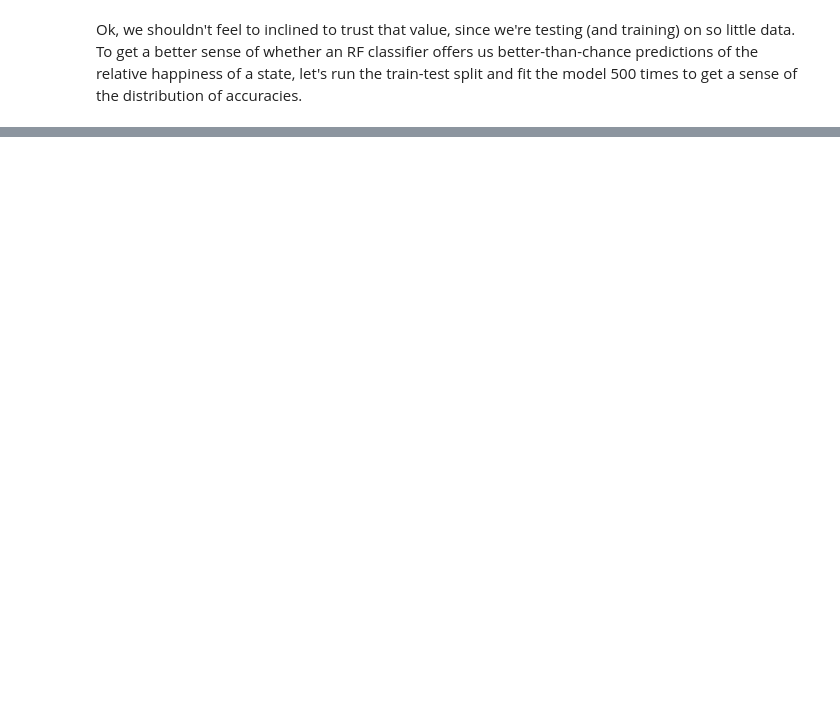
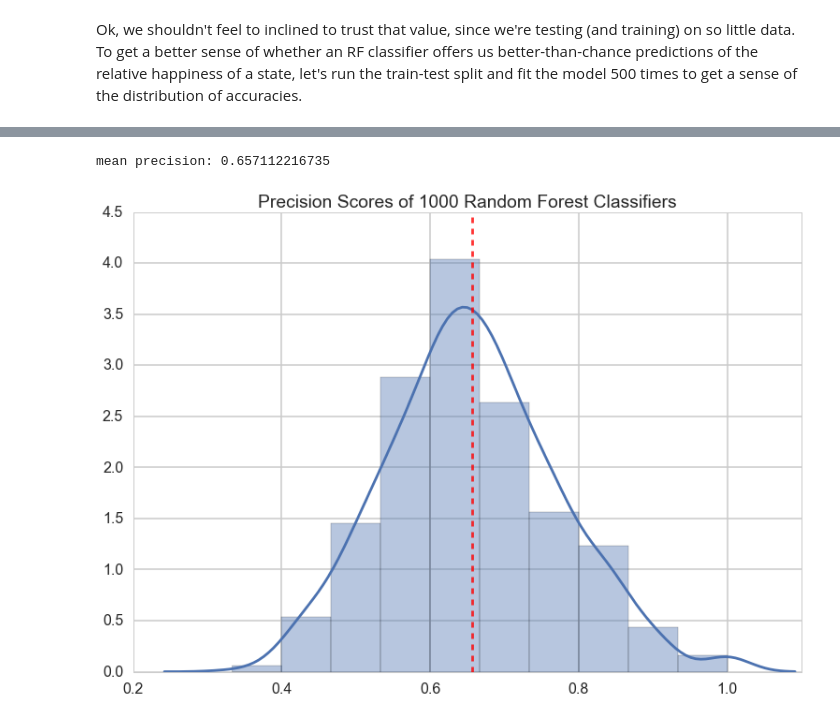
Before and after one commit to qiz304/project, a Jupyter notebook: Sentiment_Analysis_w_Classifiers.ipynb, the cells around one changed output, grey strips where cells are left out. Cells and saved outputs as stored; diff of their text form; code cells hidden in the pictures; blank space fills up the shorter version.

```diff
--- a/Sentiment_Analysis_w_Classifiers.ipynb
+++ b/Sentiment_Analysis_w_Classifiers.ipynb
@@ -693,0 +702,11 @@ Our distribution of accuracies is approximately normal, with a very wide range (
+# %%
+pbar = np.mean(prec_scores)
+
+ax = sns.distplot(prec_scores, bins=10)
+ax.axvline(pbar, linestyle='--', color='red', alpha=.8)
+ax.set_title('Precision Scores of 1000 Random Forest Classifiers')
+
+print "mean precision: " + str(pbar)
+# %% [output]
+mean precision: 0.657112216735
+[figure, added]
```
Also changed, not shown: parts of 15 cells of this notebook, 2 other files.
